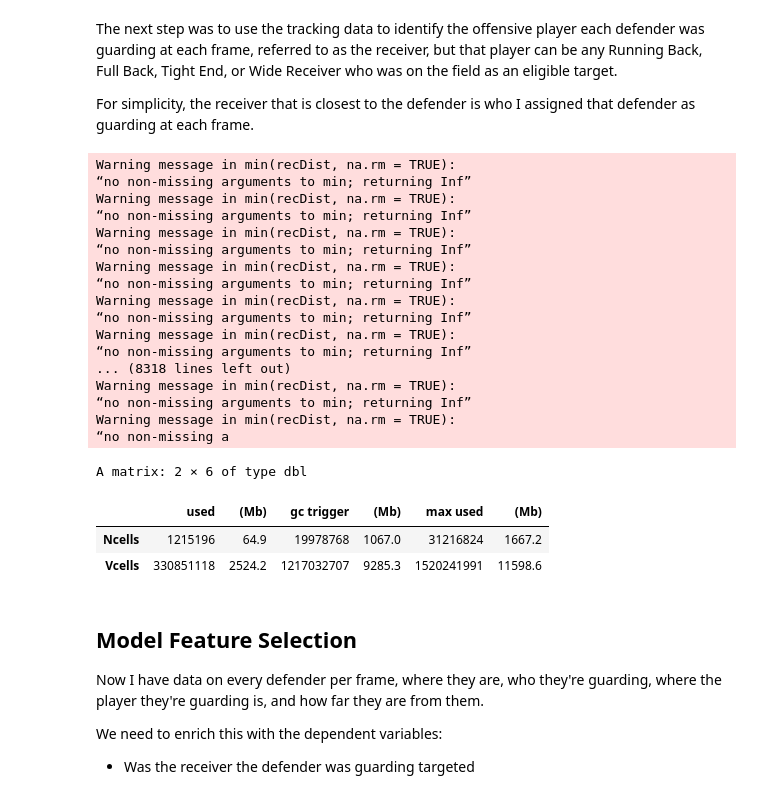
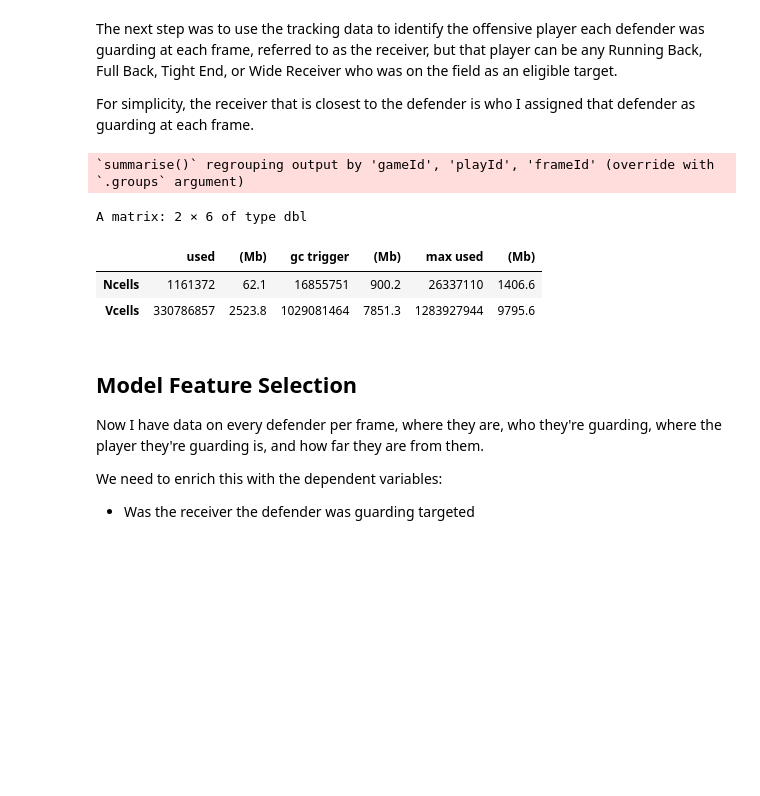
Before and after one commit to tjwillz31/NFL, a Jupyter notebook: BigDataBowl2021/defender-clustering-with-target-and-catch-models.ipynb, the cells around one changed output. Cells and saved outputs as stored; diff of their text form; code cells hidden in the pictures; blank space fills up the shorter version.

```diff
--- a/BigDataBowl2021/defender-clustering-with-target-and-catch-models.ipynb
+++ b/BigDataBowl2021/defender-clustering-with-target-and-catch-models.ipynb
@@ -265,53 +265,38 @@ df_def_gather <- left_join(df_def_gather,
                            df_tracking_off_slim,
                            by = c("gameId", "playId", "frameId", "recId" = "nflId"))
 # calculate the distance for each defender receiver pair
 df_def_gather <- df_def_gather %>% mutate(
                                         recDist = sqrt((x - xRec)^2 + (y - yRec)^2))
 # group by the game, play, frame, defender to identify the minimum distance
+df_def_gather <- df_def_gather %>% drop_na(recDist)
 df_def_min_dist <- df_def_gather %>% group_by(
                                         gameId, playId, frameId, nflId) %>%
                                     summarise(
-                                        minDist = min(recDist, na.rm = TRUE))
+                                        minDist = min(recDist))
 # join the min dist table to the gather table to add each defender's min dist
 df_def_gather <- left_join(df_def_gather,
                            df_def_min_dist,
                            by = c("gameId", "playId", "frameId", "nflId"))
 # filter gather df to only the defender receiver pairs where the distance is the min distance for that defender
 df_def_gather <- subset(df_def_gather, recDist == minDist)
 # join the gathered df back to the original def tracking table
 df_def_gather_slim <- subset(df_def_gather, select = -c(x, y, recNum, minDist))
 df_tracking_def <- left_join(df_tracking_def,
                              df_def_gather_slim,
                              by = c("gameId", "playId", "frameId", "nflId"))
 # remove unneeded cols from defensive tracking df and extra tables
 df_tracking_def <- subset(df_tracking_def, select = -c(snapFrame, rec1Id, rec2Id, rec3Id, rec4Id, rec5Id))
 rm(df_def_gather_slim)
 rm(df_def_gather)
 rm(df_def_min_dist)
 rm(df_tracking_off_slim)
 gc()
 # %% [output]
-Warning message in min(recDist, na.rm = TRUE):
-“no non-missing arguments to min; returning Inf”
-Warning message in min(recDist, na.rm = TRUE):
-“no non-missing arguments to min; returning Inf”
-Warning message in min(recDist, na.rm = TRUE):
-“no non-missing arguments to min; returning Inf”
-Warning message in min(recDist, na.rm = TRUE):
-“no non-missing arguments to min; returning Inf”
-Warning message in min(recDist, na.rm = TRUE):
-“no non-missing arguments to min; returning Inf”
-Warning message in min(recDist, na.rm = TRUE):
-“no non-missing arguments to min; returning Inf”
-... (8318 lines left out)
-Warning message in min(recDist, na.rm = TRUE):
-“no non-missing arguments to min; returning Inf”
-Warning message in min(recDist, na.rm = TRUE):
-“no non-missing a
+`summarise()` regrouping output by 'gameId', 'playId', 'frameId' (override with `.groups` argument)
 A matrix: 2 × 6 of type dbl
 |  | used | (Mb) | gc trigger | (Mb) | max used | (Mb) |
-| Ncells | 1215196 | 64.9 | 19978768 | 1067.0 | 31216824 | 1667.2 |
-| Vcells | 330851118 | 2524.2 | 1217032707 | 9285.3 | 1520241991 | 11598.6 |
+| Ncells | 1161372 | 62.1 | 16855751 | 900.2 | 26337110 | 1406.6 |
+| Vcells | 330786857 | 2523.8 | 1029081464 | 7851.3 | 1283927944 | 9795.6 |
 # %% [markdown]
 ## Model Feature Selection
 
```
Also changed, not shown: parts of 3 cells of this notebook.
